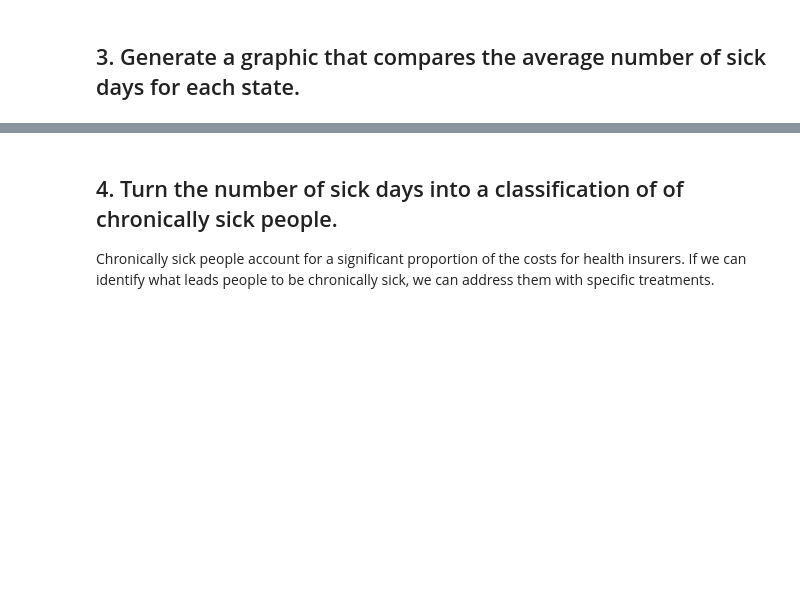
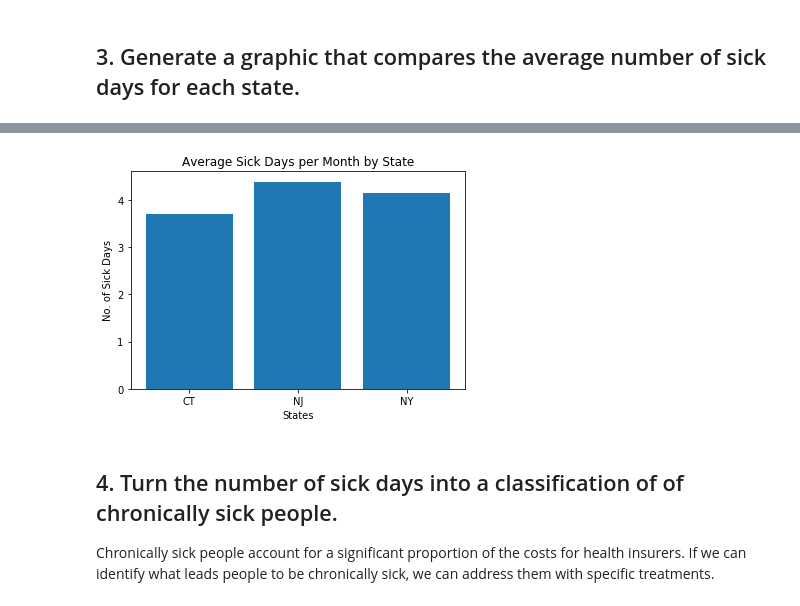
Before and after one commit to jprinfret/nyc-ds-100719-lectures, a Jupyter notebook: week-2/case_study/Data_Exploration_Applied.ipynb, the cells around one changed output, grey strips where cells are left out. Saved outputs shown, nothing was run; the diff lists cells and outputs as text; code cells hidden in the pictures; blank space fills up the shorter version.

```diff
--- a/week-2/case_study/Data_Exploration_Applied.ipynb
+++ b/week-2/case_study/Data_Exploration_Applied.ipynb
@@ -88,3 +97,14 @@ sick_days.plot(kind='bar');
+# %%
+# code to graph those averages using matplotlib
+fig = plt.figure()
+ax = fig.add_subplot(111)
+states=['CT', 'NJ', 'NY']
+ax.bar(states,avg_SickDays_byState);
+ax.set_title('Average Sick Days per Month by State')
+ax.set_xlabel('States')
+ax.set_ylabel('No. of Sick Days');
+# %% [output]
+[figure, added]
 # %% [markdown]
 ## 4. Turn the number of sick days into a classification of of chronically sick people.
 
```
Also changed, not shown: parts of 17 cells of this notebook.
